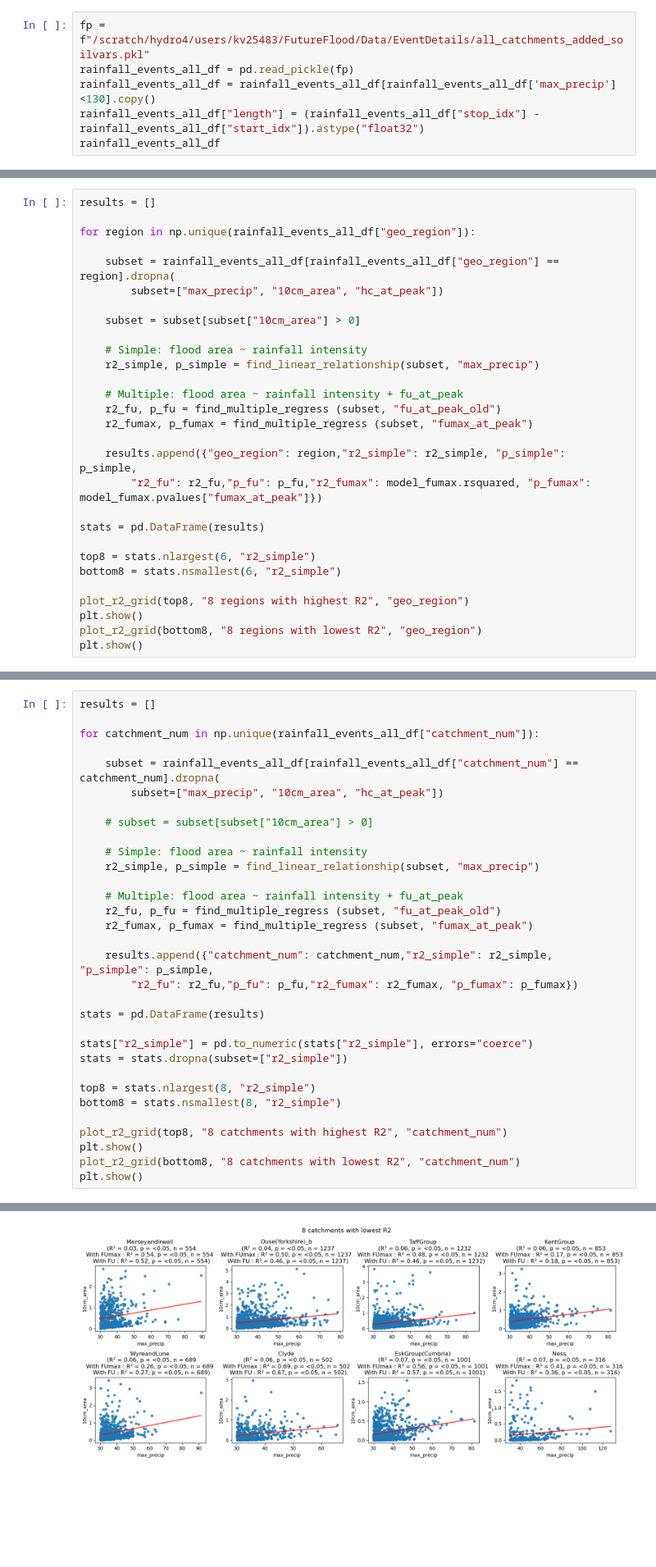
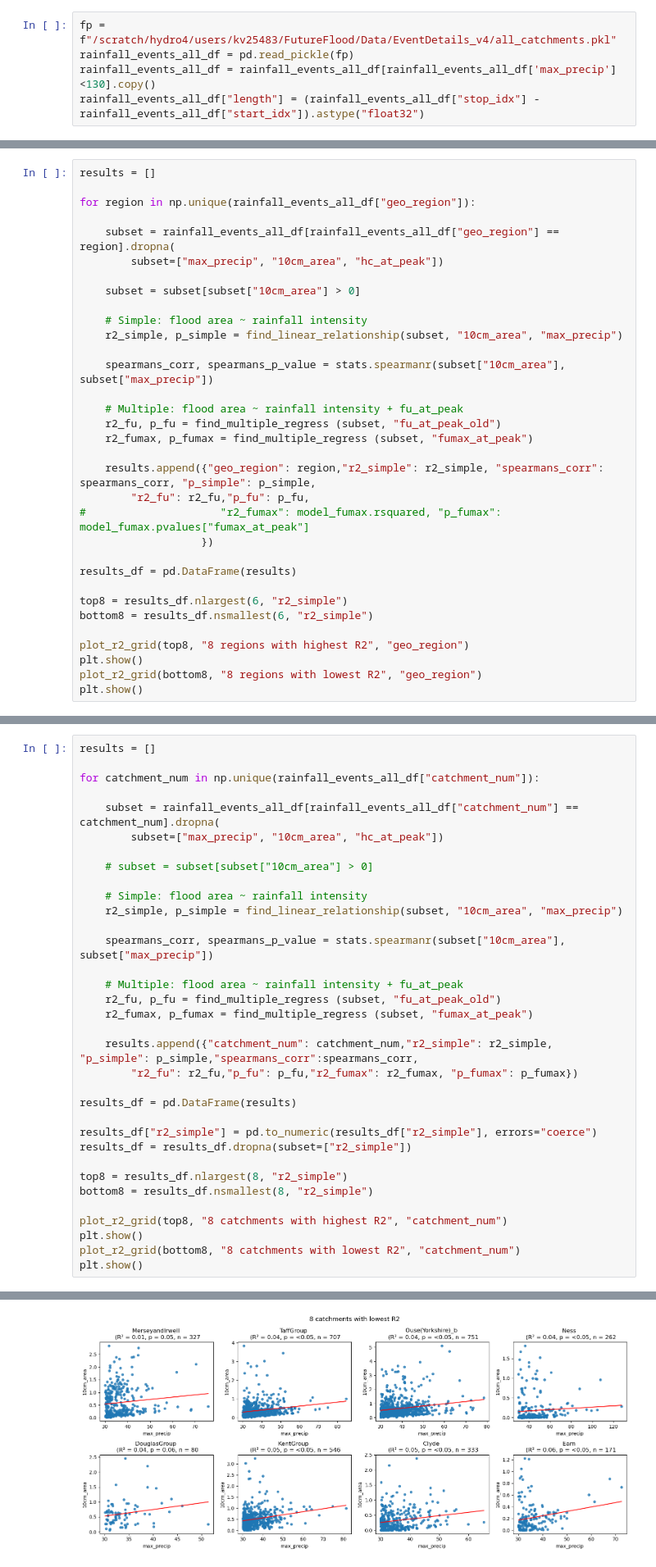
Before and after one commit to masher92/FutureFlood, a Jupyter notebook: AnalyseResults/RainfallFloodingRelationships.ipynb, the cells around one changed output, grey strips where cells are left out. Shown at 82% size. Cells and saved outputs as stored; diff of their text form; blank space fills up the shorter version.

```diff
--- a/AnalyseResults/RainfallFloodingRelationships.ipynb
+++ b/AnalyseResults/RainfallFloodingRelationships.ipynb
@@ -26,6 +76,5 @@ def find_linear_relationship (df, variable1):
 # %%
-fp = f"/scratch/hydro4/users/kv25483/FutureFlood/Data/EventDetails/all_catchments_added_soilvars.pkl"
+fp = f"/scratch/hydro4/users/kv25483/FutureFlood/Data/EventDetails_v4/all_catchments.pkl"
 rainfall_events_all_df = pd.read_pickle(fp)
 rainfall_events_all_df = rainfall_events_all_df[rainfall_events_all_df['max_precip']<130].copy()
 rainfall_events_all_df["length"] = (rainfall_events_all_df["stop_idx"] - rainfall_events_all_df["start_idx"]).astype("float32")
-rainfall_events_all_df
@@ -156,19 +142,23 @@ for region in np.unique(rainfall_events_all_df["geo_region"]):
     subset = subset[subset["10cm_area"] > 0]
 
     # Simple: flood area ~ rainfall intensity
-    r2_simple, p_simple = find_linear_relationship(subset, "max_precip")
+    r2_simple, p_simple = find_linear_relationship(subset, "10cm_area", "max_precip")
+
+    spearmans_corr, spearmans_p_value = stats.spearmanr(subset["10cm_area"], subset["max_precip"])
 
     # Multiple: flood area ~ rainfall intensity + fu_at_peak
     r2_fu, p_fu = find_multiple_regress (subset, "fu_at_peak_old")
     r2_fumax, p_fumax = find_multiple_regress (subset, "fumax_at_peak")
 
-    results.append({"geo_region": region,"r2_simple": r2_simple, "p_simple": p_simple,
-        "r2_fu": r2_fu,"p_fu": p_fu,"r2_fumax": model_fumax.rsquared, "p_fumax": model_fumax.pvalues["fumax_at_peak"]})
+    results.append({"geo_region": region,"r2_simple": r2_simple, "spearmans_corr":  spearmans_corr, "p_simple": p_simple,
+        "r2_fu": r2_fu,"p_fu": p_fu,
+#                     "r2_fumax": model_fumax.rsquared, "p_fumax": model_fumax.pvalues["fumax_at_peak"]
+                   })
 
-stats = pd.DataFrame(results)
+results_df = pd.DataFrame(results)
 
-top8 = stats.nlargest(6, "r2_simple")
-bottom8 = stats.nsmallest(6, "r2_simple")
+top8 = results_df.nlargest(6, "r2_simple")
+bottom8 = results_df.nsmallest(6, "r2_simple")
 
 plot_r2_grid(top8, "8 regions with highest R2", "geo_region")
 plt.show()
@@ -208,22 +268,24 @@ for catchment_num in np.unique(rainfall_events_all_df["catchment_num"]):
     # subset = subset[subset["10cm_area"] > 0]
 
     # Simple: flood area ~ rainfall intensity
-    r2_simple, p_simple = find_linear_relationship(subset, "max_precip")
+    r2_simple, p_simple = find_linear_relationship(subset, "10cm_area", "max_precip")
+
+    spearmans_corr, spearmans_p_value = stats.spearmanr(subset["10cm_area"], subset["max_precip"])
 
     # Multiple: flood area ~ rainfall intensity + fu_at_peak
     r2_fu, p_fu = find_multiple_regress (subset, "fu_at_peak_old")
     r2_fumax, p_fumax = find_multiple_regress (subset, "fumax_at_peak")
 
-    results.append({"catchment_num": catchment_num,"r2_simple": r2_simple, "p_simple": p_simple,
+    results.append({"catchment_num": catchment_num,"r2_simple": r2_simple, "p_simple": p_simple,"spearmans_corr":spearmans_corr,
         "r2_fu": r2_fu,"p_fu": p_fu,"r2_fumax": r2_fumax, "p_fumax": p_fumax})
 
-stats = pd.DataFrame(results)
+results_df = pd.DataFrame(results)
 
-stats["r2_simple"] = pd.to_numeric(stats["r2_simple"], errors="coerce")
-stats = stats.dropna(subset=["r2_simple"])
+results_df["r2_simple"] = pd.to_numeric(results_df["r2_simple"], errors="coerce")
+results_df = results_df.dropna(subset=["r2_simple"])
 
-top8 = stats.nlargest(8, "r2_simple")
-bottom8 = stats.nsmallest(8, "r2_simple")
+top8 = results_df.nlargest(8, "r2_simple")
+bottom8 = results_df.nsmallest(8, "r2_simple")
 
 plot_r2_grid(top8, "8 catchments with highest R2", "catchment_num")
 plt.show()
@@ -234 +296 @@ plt.show()
-[figure, old version]
+[figure, new version]
```
Also changed, not shown: parts of 23 cells of this notebook, 16 other files.
